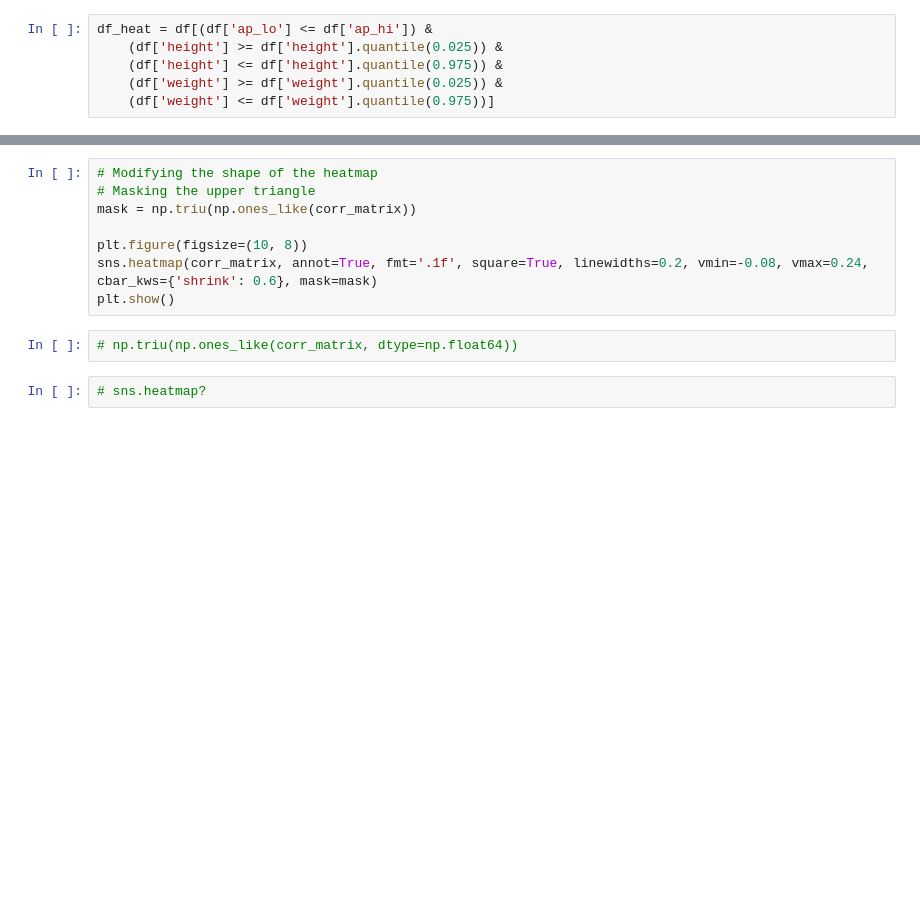
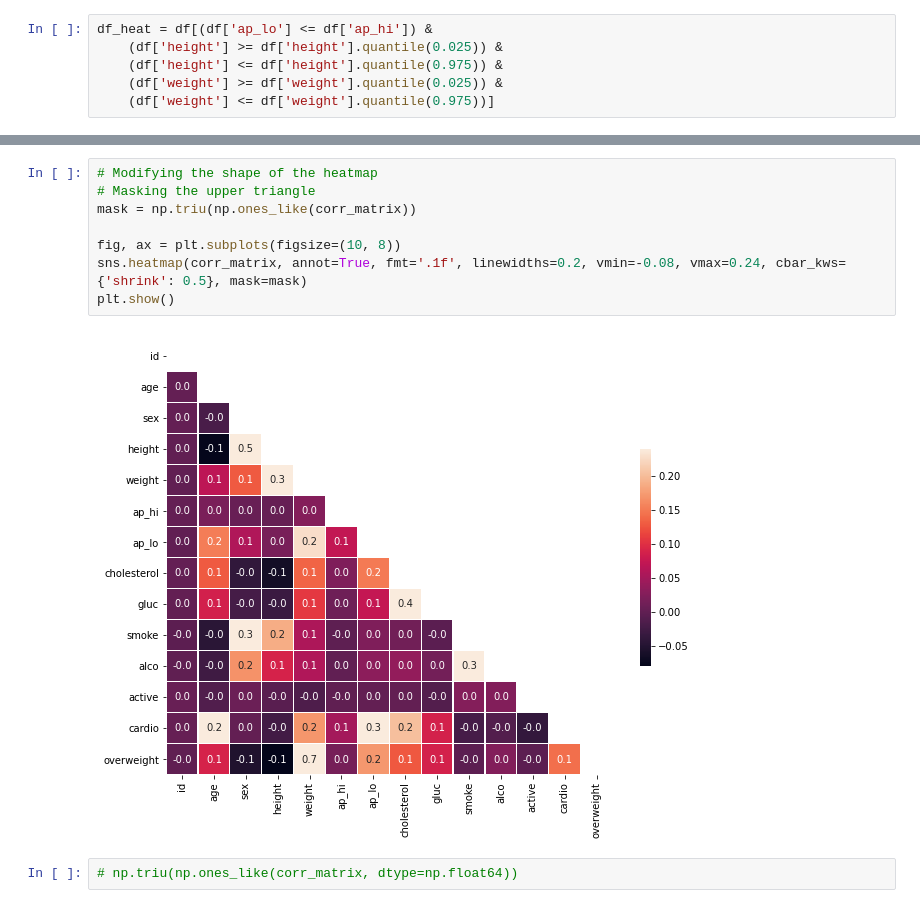
Before and after one commit to ebereanuebunwa/medical-data-visualizer, a Jupyter notebook: main.ipynb, the cells around one changed output, grey strips where cells are left out. Drawn from its saved outputs; the diff is of its cells as text; blank space fills up the shorter version.

```diff
--- a/main.ipynb
+++ b/main.ipynb
@@ -372,12 +417,12 @@ plt.show()
 # %%
 # Modifying the shape of the heatmap
 # Masking the upper triangle
 mask = np.triu(np.ones_like(corr_matrix))
 
-plt.figure(figsize=(10, 8))
-sns.heatmap(corr_matrix, annot=True, fmt='.1f', square=True, linewidths=0.2, vmin=-0.08, vmax=0.24, cbar_kws={'shrink': 0.6}, mask=mask)
+fig, ax = plt.subplots(figsize=(10, 8))
+sns.heatmap(corr_matrix, annot=True, fmt='.1f', linewidths=0.2, vmin=-0.08, vmax=0.24, cbar_kws={'shrink': 0.5}, mask=mask)
 plt.show()
+# %% [output]
+[figure, added]
 # %%
 # np.triu(np.ones_like(corr_matrix, dtype=np.float64))
-# %%
-# sns.heatmap?
```
Also changed, not shown: parts of 30 cells of this notebook.
